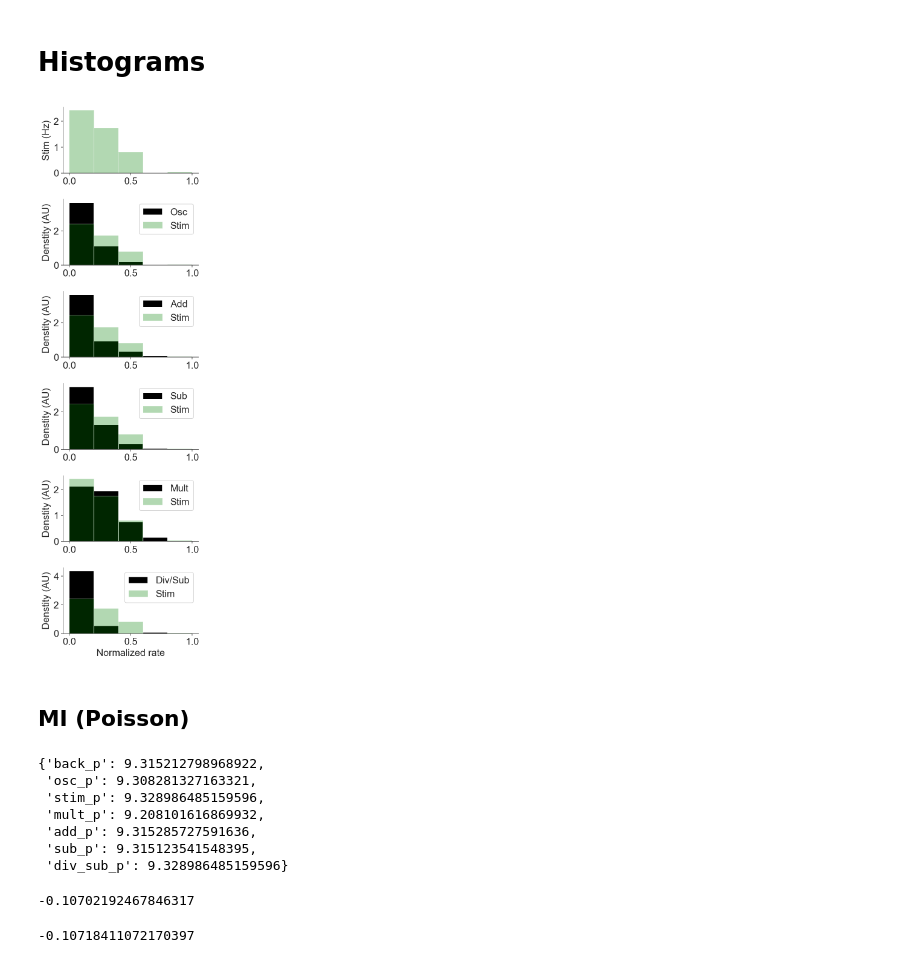
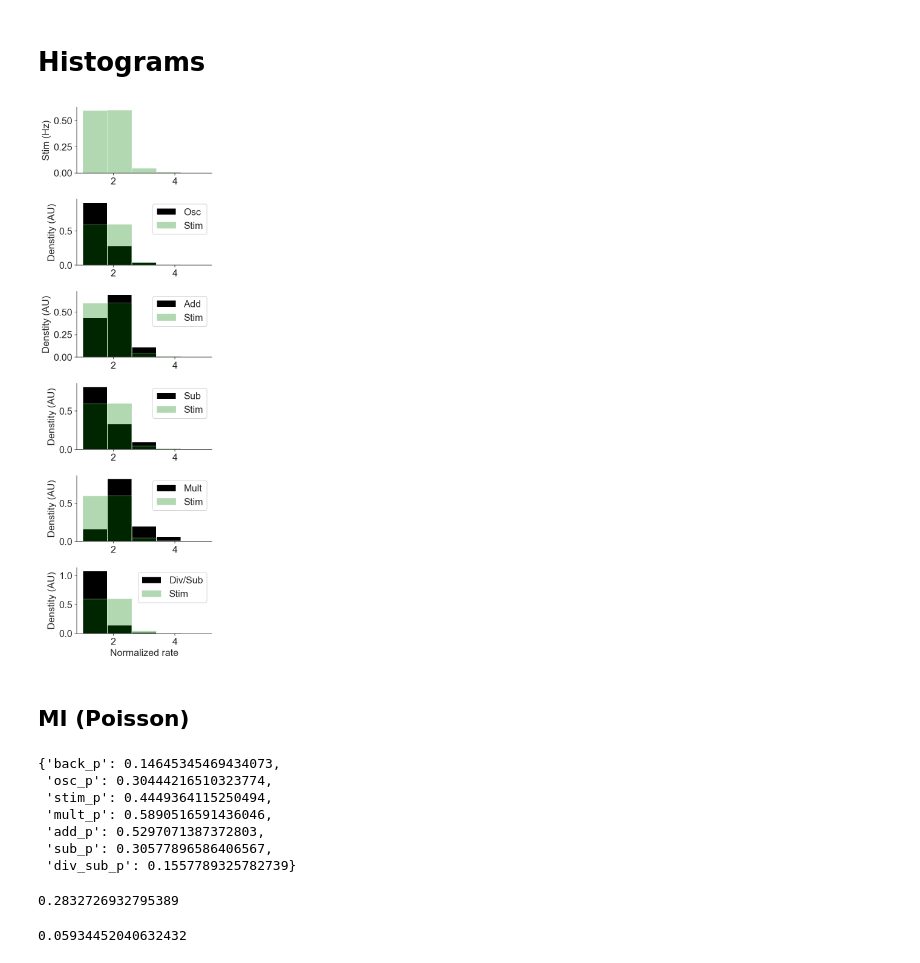
Before and after one commit to parenthetical-e/theoc, a Jupyter notebook: notebooks/testing.ipynb, the cells around one changed output. Cells and saved outputs as stored; diff of their text form; code cells hidden in the pictures.

```diff
--- a/notebooks/testing.ipynb
+++ b/notebooks/testing.ipynb
@@ -23,3 +21,6 @@ result = run()
+# %%
+m = 5
+result = run(m=m)
 # %% [markdown]
 # Visualize the result
 ## Drive rate
@@ -183,64 +184,64 @@ fig = plt.figure(figsize=(4, 16))
 grid = plt.GridSpec(6, 1, wspace=0.1, hspace=0.4)
 
 plt.subplot(grid[0, 0])
-plt.hist(stim, color="green", alpha=0.3, bins=5, density=True)
+plt.hist(stim, color="green", alpha=0.3, bins=m, density=True)
 plt.ylabel("Stim (Hz)")
 sns.despine()
 
 plt.subplot(grid[1, 0])
-plt.hist(osc, color="black", bins=5, density=True, label="Osc")
-plt.hist(stim, color="green", alpha=0.3, bins=5, density=True, label="Stim")
+plt.hist(osc, color="black", bins=m, density=True, label="Osc")
+plt.hist(stim, color="green", alpha=0.3, bins=m, density=True, label="Stim")
 plt.ylabel("Denstity (AU)")
 plt.legend()
 sns.despine()
 
 plt.subplot(grid[2, 0])
-plt.hist(add, color="black", bins=5, density=True, label="Add")
-plt.hist(stim, color="green", alpha=0.3, bins=5, density=True, label="Stim")
+plt.hist(add, color="black", bins=m, density=True, label="Add")
+plt.hist(stim, color="green", alpha=0.3, bins=m, density=True, label="Stim")
 plt.ylabel("Denstity (AU)")
 plt.legend()
 sns.despine()
 
 plt.subplot(grid[3, 0])
-plt.hist(sub, color="black", bins=5, density=True, label="Sub")
-plt.hist(stim, color="green", alpha=0.3, bins=5, density=True, label="Stim")
+plt.hist(sub, color="black", bins=m, density=True, label="Sub")
+plt.hist(stim, color="green", alpha=0.3, bins=m, density=True, label="Stim")
 plt.ylabel("Denstity (AU)")
 plt.legend()
 sns.despine()
 
 plt.subplot(grid[4, 0])
-plt.hist(mult, color="black", bins=5, density=True, label="Mult")
-plt.hist(stim, color="green", alpha=0.3, bins=5, density=True, label="Stim")
+plt.hist(mult, color="black", bins=m, density=True, label="Mult")
+plt.hist(stim, color="green", alpha=0.3, bins=m, density=True, label="Stim")
 plt.ylabel("Denstity (AU)")
 plt.legend()
 sns.despine()
 
 plt.subplot(grid[5, 0])
-plt.hist(div_sub, color="black", bins=5, density=True, label="Div/Sub")
-plt.hist(stim, color="green", alpha=0.3, bins=5, density=True, label="Stim")
+plt.hist(div_sub, color="black", bins=m, density=True, label="Div/Sub")
+plt.hist(stim, color="green", alpha=0.3, bins=m, density=True, label="Stim")
 plt.ylabel("Denstity (AU)")
 plt.legend()
 plt.xlabel("Normalized rate")
 sns.despine()
 # %% [output]
-[figure, old version]
+[figure, new version]
 # %% [markdown]
 ## MI (Poisson)
 # %%
 result["MI"]
 # %% [output]
-{'back_p': 9.315212798968922,
- 'osc_p': 9.308281327163321,
- 'stim_p': 9.328986485159596,
- 'mult_p': 9.208101616869932,
- 'add_p': 9.315285727591636,
- 'sub_p': 9.315123541548395,
- 'div_sub_p': 9.328986485159596}
+{'back_p': 0.14645345469434073,
+ 'osc_p': 0.30444216510323774,
+ 'stim_p': 0.4449364115250494,
+ 'mult_p': 0.5890516591436046,
+ 'add_p': 0.5297071387372803,
+ 'sub_p': 0.30577896586406567,
+ 'div_sub_p': 0.1557789325782739}
 # %%
 result["MI"]["mult_p"] - result["MI"]["sub_p"]
 # %% [output]
--0.10702192467846317
+0.2832726932795389
 # %%
 result["MI"]["mult_p"] - result["MI"]["add_p"]
 # %% [output]
--0.10718411072170397
+0.05934452040632432
```
Also changed, not shown: parts of 4 cells of this notebook.
